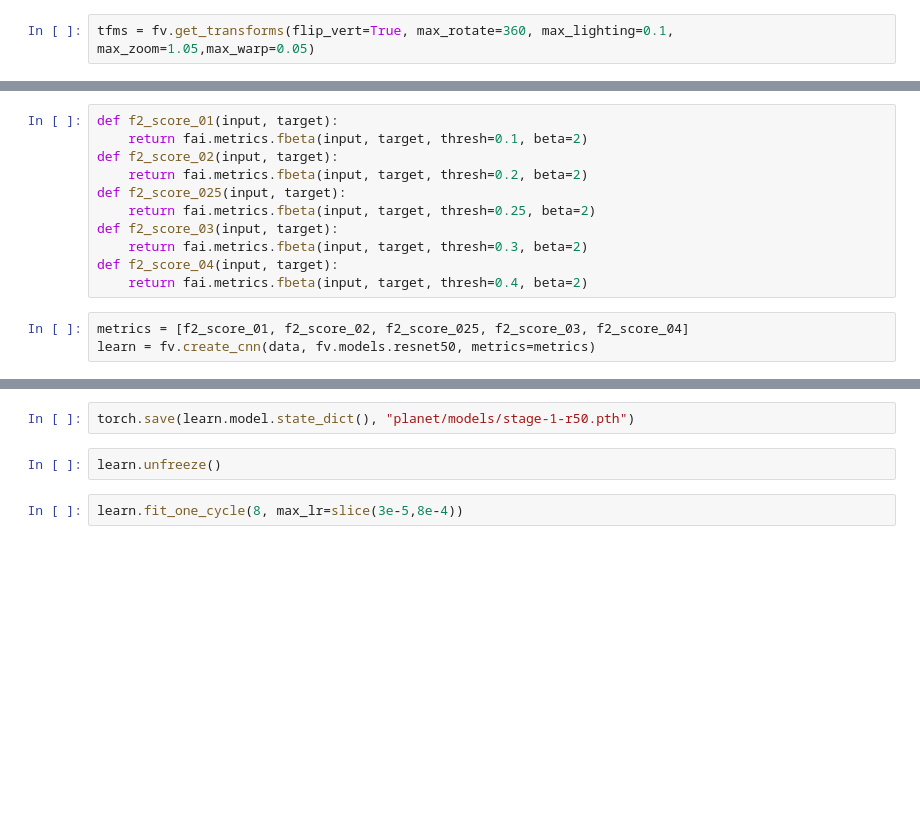
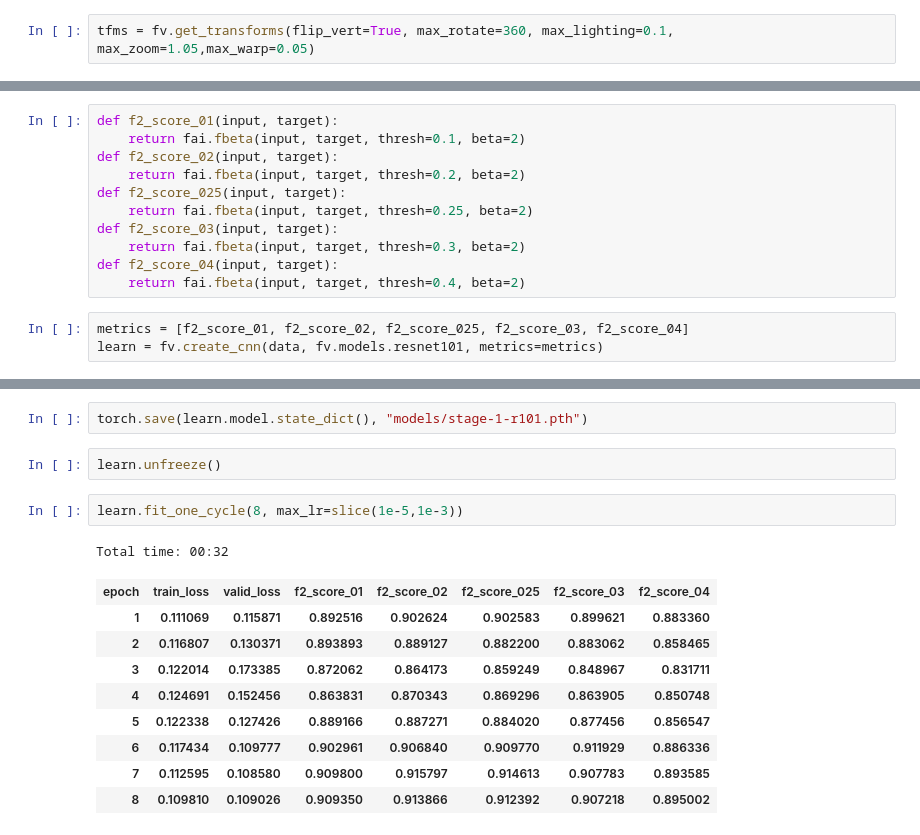
Before and after one commit to hoftherose/NN2Course, a Jupyter notebook: Planetas/Planetas.ipynb, the cells around one changed output, grey strips where cells are left out. Saved outputs shown, nothing was run; the diff lists cells and outputs as text; blank space fills up the shorter version.

```diff
--- a/Planetas/Planetas.ipynb
+++ b/Planetas/Planetas.ipynb
@@ -107,15 +30,15 @@ Type:      function
 # %%
 def f2_score_01(input, target):
-    return fai.metrics.fbeta(input, target, thresh=0.1, beta=2)
+    return fai.fbeta(input, target, thresh=0.1, beta=2)
 def f2_score_02(input, target):
-    return fai.metrics.fbeta(input, target, thresh=0.2, beta=2)
+    return fai.fbeta(input, target, thresh=0.2, beta=2)
 def f2_score_025(input, target):
-    return fai.metrics.fbeta(input, target, thresh=0.25, beta=2)
+    return fai.fbeta(input, target, thresh=0.25, beta=2)
 def f2_score_03(input, target):
-    return fai.metrics.fbeta(input, target, thresh=0.3, beta=2)
+    return fai.fbeta(input, target, thresh=0.3, beta=2)
 def f2_score_04(input, target):
-    return fai.metrics.fbeta(input, target, thresh=0.4, beta=2)
+    return fai.fbeta(input, target, thresh=0.4, beta=2)
 # %%
 metrics = [f2_score_01, f2_score_02, f2_score_025, f2_score_03, f2_score_04]
-learn = fv.create_cnn(data, fv.models.resnet50, metrics=metrics)
+learn = fv.create_cnn(data, fv.models.resnet101, metrics=metrics)
 # %% [output]
@@ -136,8 +72,19 @@ learn.fit_one_cycle(5,max_lr=4e-3)
 # %%
-torch.save(learn.model.state_dict(), "planet/models/stage-1-r50.pth")
+torch.save(learn.model.state_dict(), "models/stage-1-r101.pth")
 # %%
 learn.unfreeze()
 # %%
-learn.fit_one_cycle(8, max_lr=slice(3e-5,8e-4))
+learn.fit_one_cycle(8, max_lr=slice(1e-5,1e-3))
+# %% [output]
+Total time: 00:32
+| epoch | train_loss | valid_loss | f2_score_01 | f2_score_02 | f2_score_025 | f2_score_03 | f2_score_04 |
+| 1 | 0.111069 | 0.115871 | 0.892516 | 0.902624 | 0.902583 | 0.899621 | 0.883360 |
+| 2 | 0.116807 | 0.130371 | 0.893893 | 0.889127 | 0.882200 | 0.883062 | 0.858465 |
+| 3 | 0.122014 | 0.173385 | 0.872062 | 0.864173 | 0.859249 | 0.848967 | 0.831711 |
+| 4 | 0.124691 | 0.152456 | 0.863831 | 0.870343 | 0.869296 | 0.863905 | 0.850748 |
+| 5 | 0.122338 | 0.127426 | 0.889166 | 0.887271 | 0.884020 | 0.877456 | 0.856547 |
+| 6 | 0.117434 | 0.109777 | 0.902961 | 0.906840 | 0.909770 | 0.911929 | 0.886336 |
+| 7 | 0.112595 | 0.108580 | 0.909800 | 0.915797 | 0.914613 | 0.907783 | 0.893585 |
+| 8 | 0.109810 | 0.109026 | 0.909350 | 0.913866 | 0.912392 | 0.907218 | 0.895002 |
 # %%
 learn.show_results(rows=3)
```
Also changed, not shown: parts of 22 cells of this notebook.
